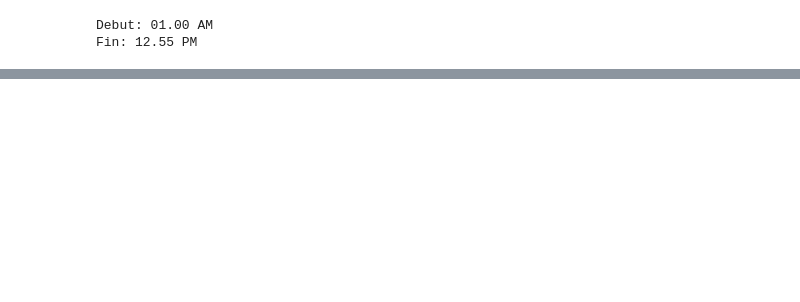
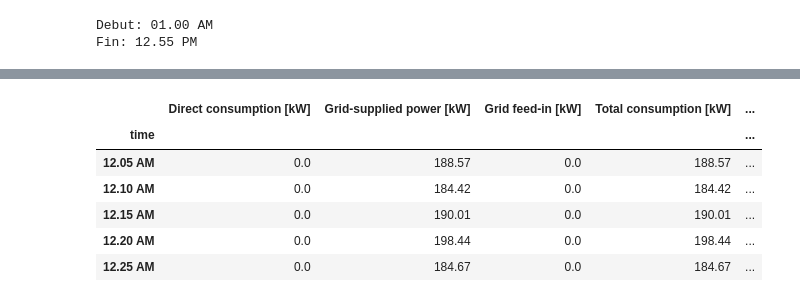
Before and after one commit to djili/all-about-python, a Jupyter notebook: data_analytics/energy.ipynb, the cells around one changed output, grey strips where cells are left out. Cells and saved outputs as stored; diff of their text form; code cells hidden in the pictures; blank space fills up the shorter version.

```diff
--- a/data_analytics/energy.ipynb
+++ b/data_analytics/energy.ipynb
@@ -88,0 +126,10 @@ Fin: 12.55 PM
+# %%
+dataframe.head()
+# %% [output]
+|  | Direct consumption [kW] | Grid-supplied power [kW] | Grid feed-in [kW] | Total consumption [kW] | ... |
+| time |  |  |  |  | ... |
+| 12.05 AM | 0.0 | 188.57 | 0.0 | 188.57 | ... |
+| 12.10 AM | 0.0 | 184.42 | 0.0 | 184.42 | ... |
+| 12.15 AM | 0.0 | 190.01 | 0.0 | 190.01 | ... |
+| 12.20 AM | 0.0 | 198.44 | 0.0 | 198.44 | ... |
+| 12.25 AM | 0.0 | 184.67 | 0.0 | 184.67 | ... |
```
Also changed, not shown: parts of 10 cells of this notebook, 1 other file.
